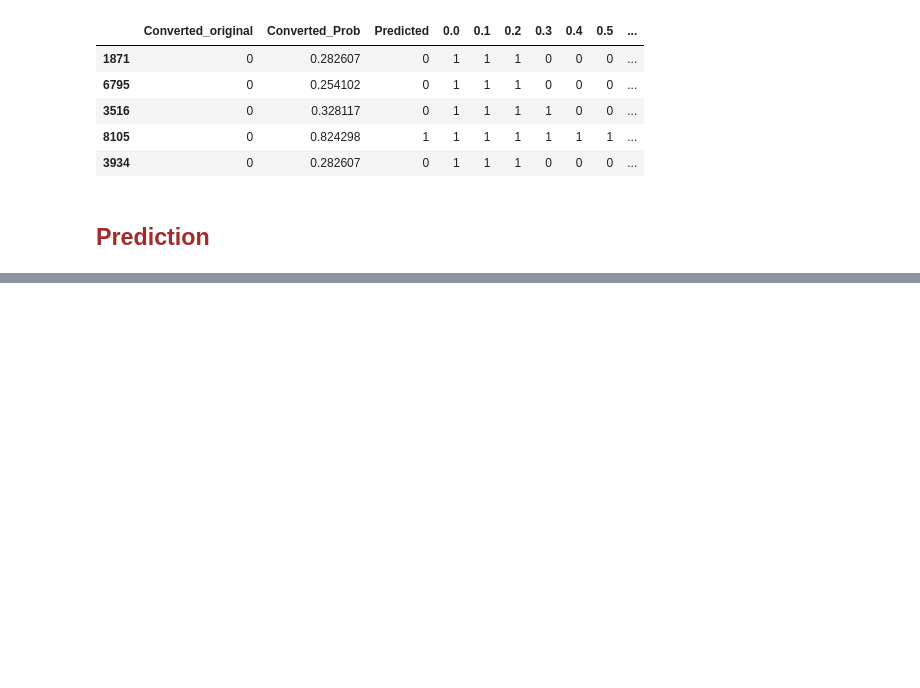
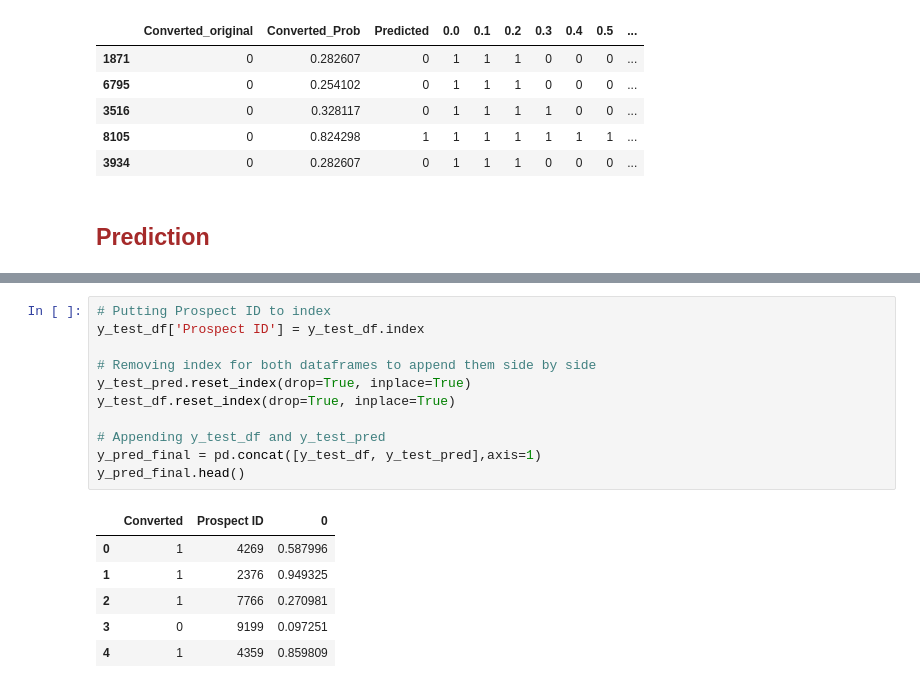
Before and after one commit to ankanroy92in/X_Education, a Jupyter notebook: X_Education.ipynb, the cells around one changed output, grey strips where cells are left out. Saved outputs shown, nothing was run; the diff lists cells and outputs as text; blank space fills up the shorter version.

```diff
--- a/X_Education.ipynb
+++ b/X_Education.ipynb
@@ -1440,0 +1547,18 @@ y_train_pred_final.head()
+# %%
+# Putting Prospect ID to index
+y_test_df['Prospect ID'] = y_test_df.index
+
+# Removing index for both dataframes to append them side by side
+y_test_pred.reset_index(drop=True, inplace=True)
+y_test_df.reset_index(drop=True, inplace=True)
+
+# Appending y_test_df and y_test_pred
+y_pred_final = pd.concat([y_test_df, y_test_pred],axis=1)
+y_pred_final.head()
+# %% [output]
+|  | Converted | Prospect ID | 0 |
+| 0 | 1 | 4269 | 0.587996 |
+| 1 | 1 | 2376 | 0.949325 |
+| 2 | 1 | 7766 | 0.270981 |
+| 3 | 0 | 9199 | 0.097251 |
+| 4 | 1 | 4359 | 0.859809 |
```
Also changed, not shown: parts of 13 cells of this notebook.
